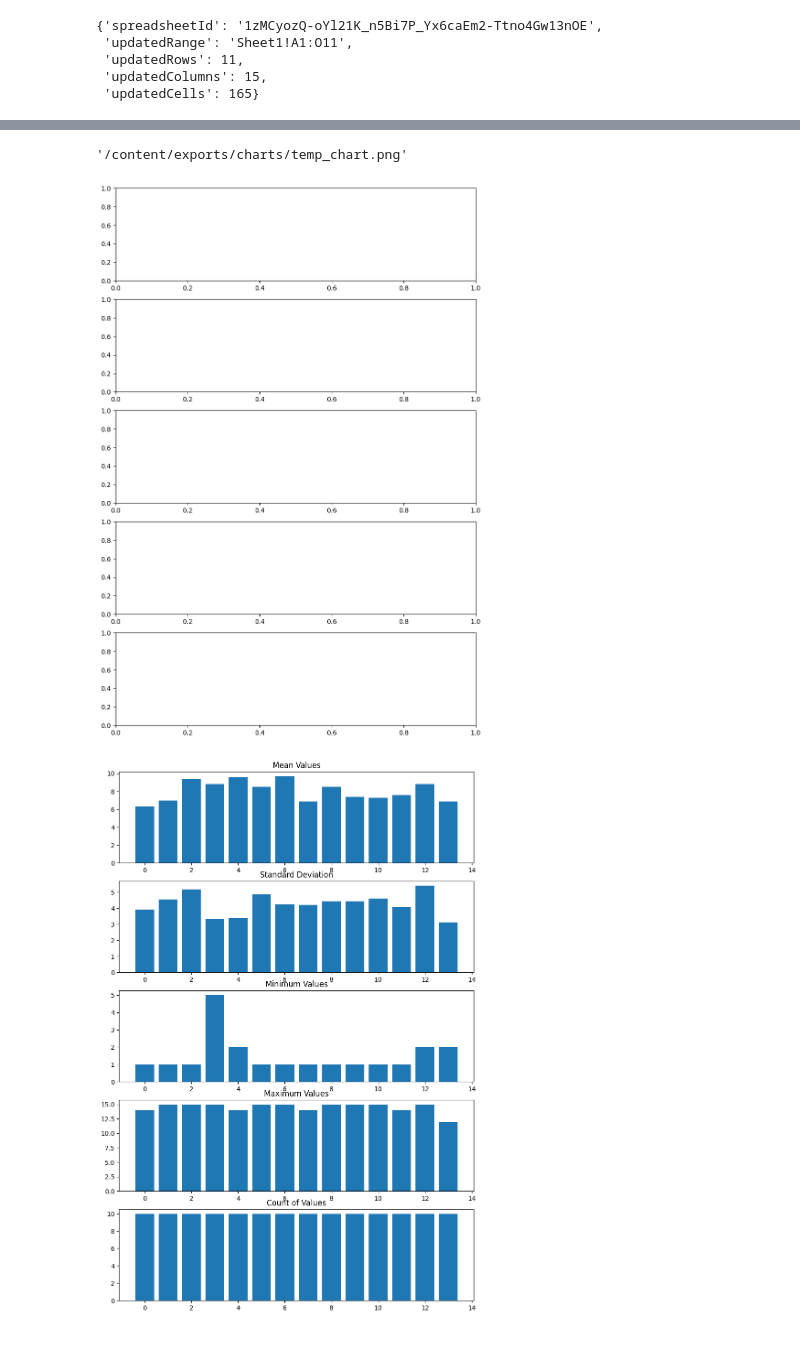
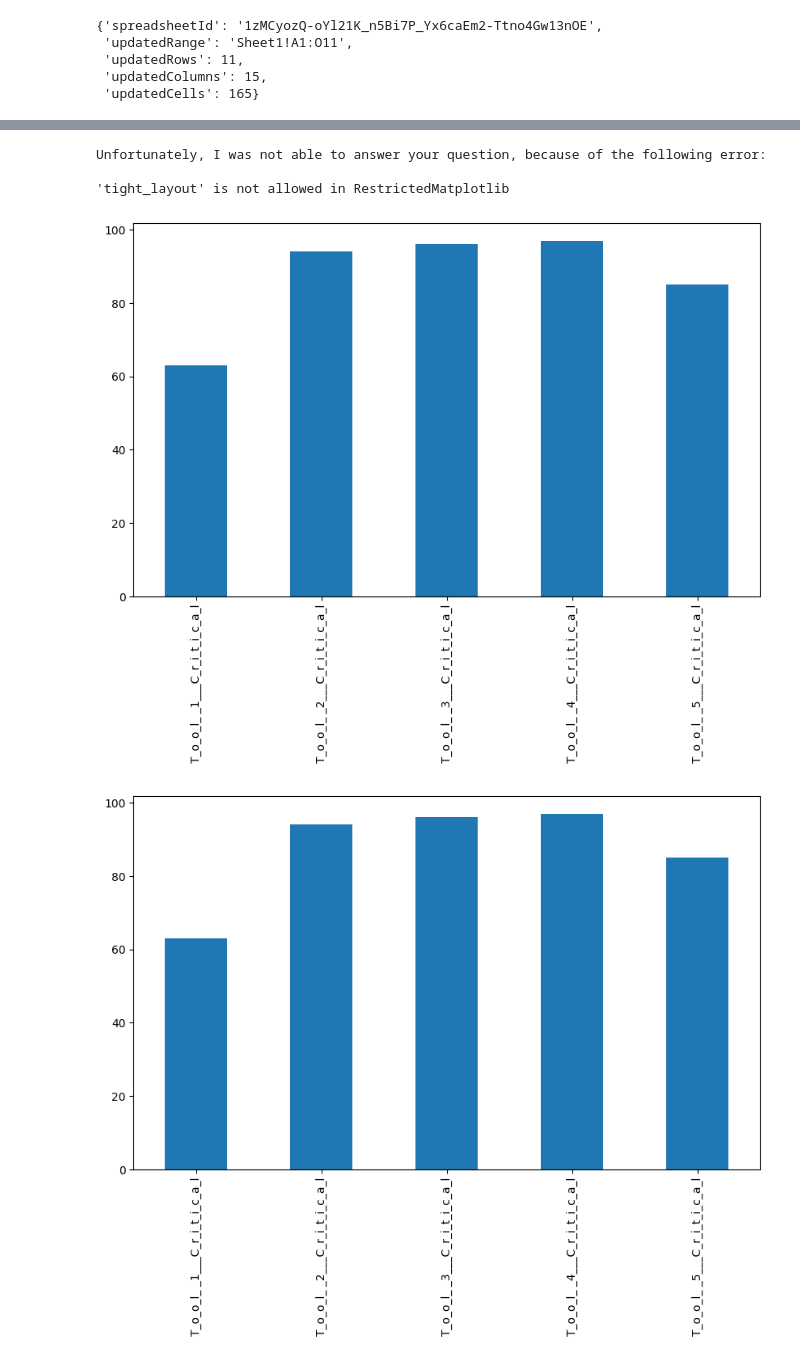
Before and after one commit to vkrisvasan/100days_OSL, a Jupyter notebook: 5_OSL_pandas_AI.ipynb, the cells around one changed output, grey strips where cells are left out. Saved outputs shown, nothing was run; the diff lists cells and outputs as text; code cells hidden in the pictures.

```diff
--- a/5_OSL_pandas_AI.ipynb
+++ b/5_OSL_pandas_AI.ipynb
@@ -120,5 +120,7 @@ worksheet.update('A1', data_for_sheet)
 sdf = SmartDataframe(Critical_High_Vulnarability_byPortfolio_DF, config={"llm": llm})
 # %%
 sdf.chat('crete a summary of the data with 5 exec level chart and 5 text observatrions ')
+response = sdf.chat('crete a summary of the data with  5 text observatrions ')
+print(response)
 # %% [output]
 ERROR:pandasai.helpers.logger:Failed with error: Traceback (most recent call last):
@@ -141,3 +143,5 @@ WARNING:pandasai.helpers.logger:Failed to execute code retrying with a correctio
-'/content/exports/charts/temp_chart.png'
+Unfortunately, I was not able to answer your question, because of the following error:
+
+'tight_layout' is not allowed in RestrictedMatplotlib
-[figure, old version]
+[figure, new version]
-[figure, old version]
+[figure, new version]
```
Also changed, not shown: parts of 5 cells of this notebook.
